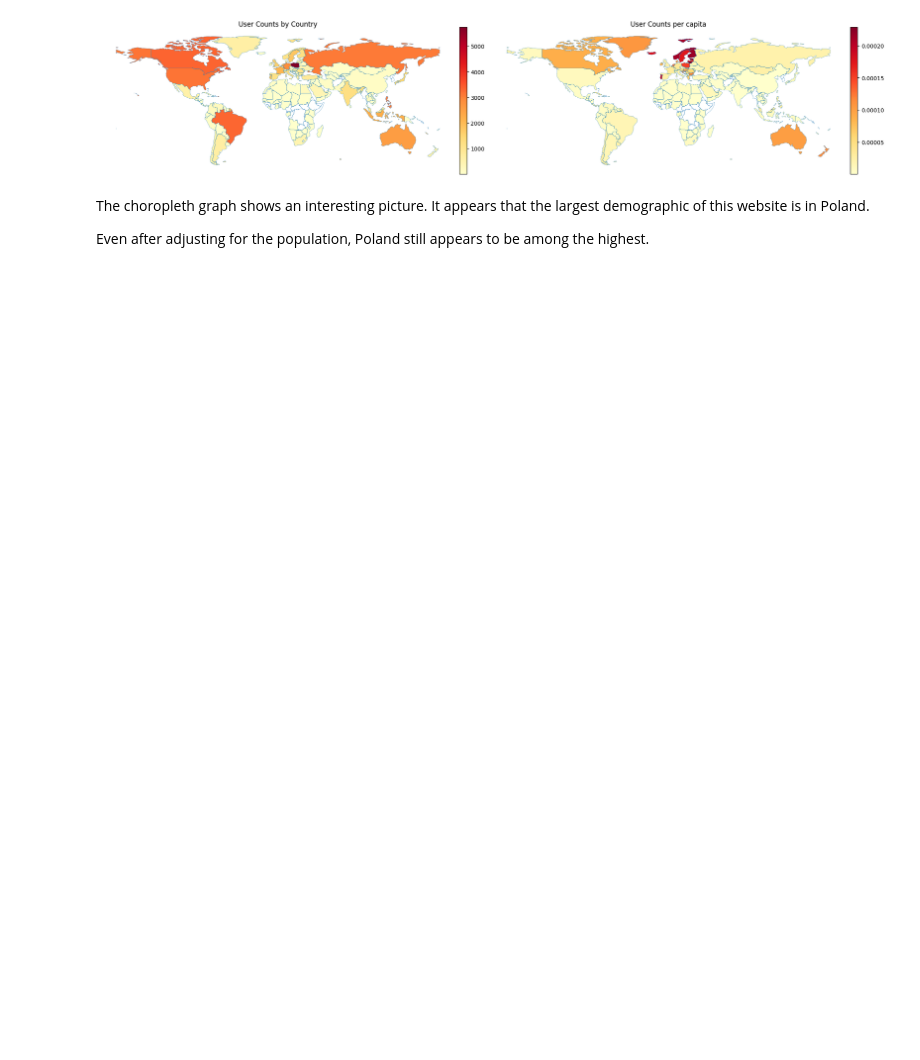
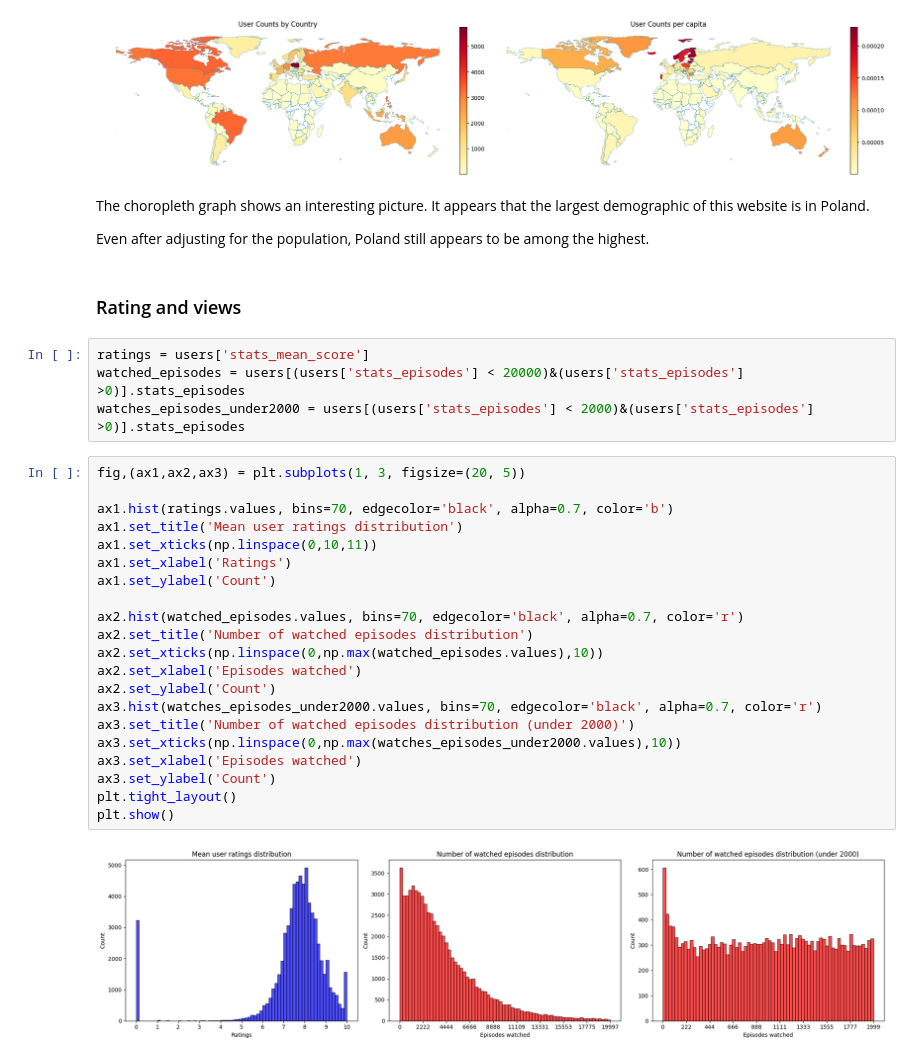
Before and after one commit to SafonovO/MyAnimeList-analysis, a Jupyter notebook: DataExploration.ipynb, the cells around one changed output. Saved outputs shown, nothing was run; the diff lists cells and outputs as text; blank space fills up the shorter version.

Commit message:
add new plots and finish exploration

```diff
--- a/DataExploration.ipynb
+++ b/DataExploration.ipynb
@@ -86,3 +86,32 @@ plt.show()
 The choropleth graph shows an interesting picture. It appears that the largest demographic of this website is in Poland.
 
 Even after adjusting for the population, Poland still appears to be among the highest.
+# %% [markdown]
+### Rating and views
+# %%
+ratings = users['stats_mean_score']
+watched_episodes = users[(users['stats_episodes'] < 20000)&(users['stats_episodes'] >0)].stats_episodes
+watches_episodes_under2000 = users[(users['stats_episodes'] < 2000)&(users['stats_episodes'] >0)].stats_episodes
+# %%
+fig,(ax1,ax2,ax3) = plt.subplots(1, 3, figsize=(20, 5))
+
+ax1.hist(ratings.values, bins=70, edgecolor='black', alpha=0.7, color='b')
+ax1.set_title('Mean user ratings distribution')
+ax1.set_xticks(np.linspace(0,10,11))
+ax1.set_xlabel('Ratings')
+ax1.set_ylabel('Count')
+
+ax2.hist(watched_episodes.values, bins=70, edgecolor='black', alpha=0.7, color='r')
+ax2.set_title('Number of watched episodes distribution')
+ax2.set_xticks(np.linspace(0,np.max(watched_episodes.values),10))
+ax2.set_xlabel('Episodes watched')
+ax2.set_ylabel('Count')
+ax3.hist(watches_episodes_under2000.values, bins=70, edgecolor='black', alpha=0.7, color='r')
+ax3.set_title('Number of watched episodes distribution (under 2000)')
+ax3.set_xticks(np.linspace(0,np.max(watches_episodes_under2000.values),10))
+ax3.set_xlabel('Episodes watched')
+ax3.set_ylabel('Count')
+plt.tight_layout()
+plt.show()
+# %% [output]
+[figure, added]
```
Also changed, not shown: parts of 2 cells of this notebook, 1 other file.
